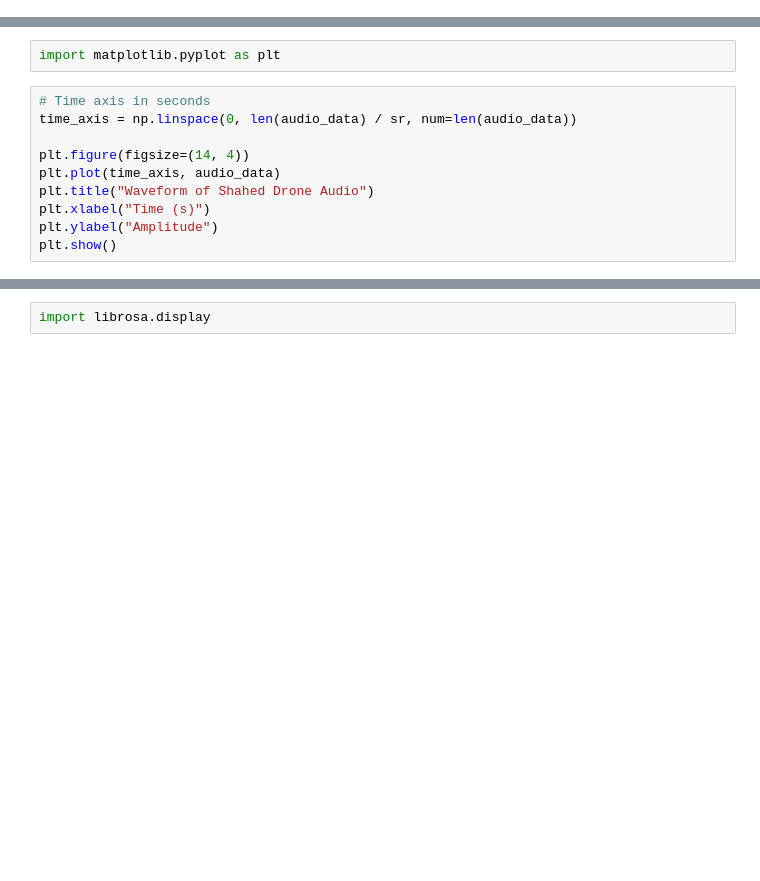
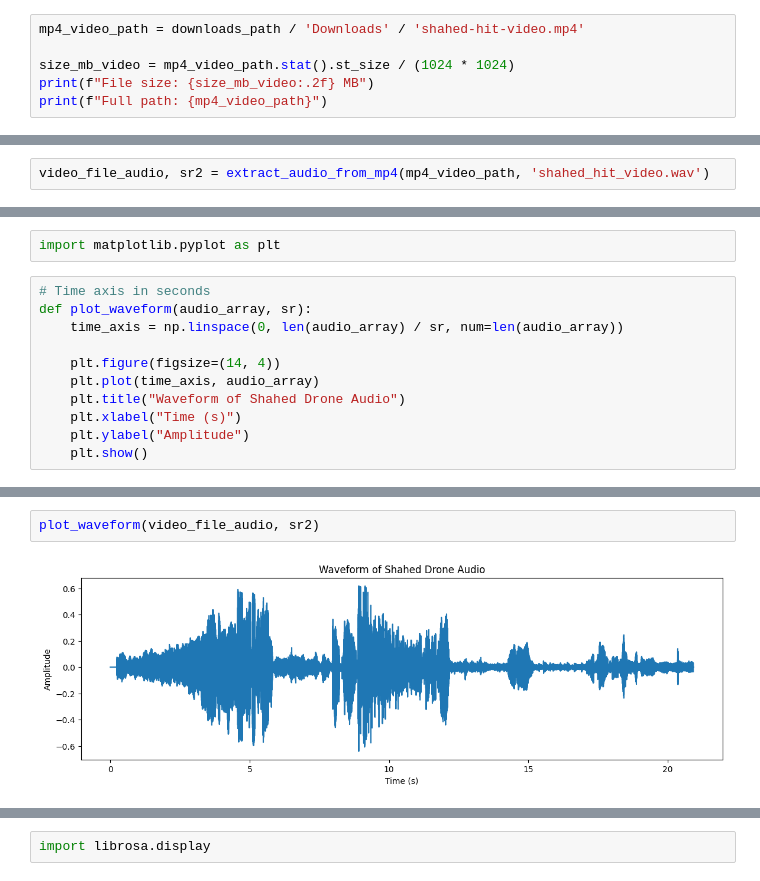
Before and after one commit to nomad-dormouse/acoustic-doa, a Jupyter notebook: notebooks/drone_sample_transformations.ipynb, the cells around one changed output, grey strips where cells are left out. Saved outputs shown, nothing was run; the diff lists cells and outputs as text; blank space fills up the shorter version.

Commit message:
Another video file added with cut 7 seconds

```diff
--- a/notebooks/drone_sample_transformations.ipynb
+++ b/notebooks/drone_sample_transformations.ipynb
@@ -18,3 +18,9 @@ print(f"Full path: {mp4_path}")
 # %% [output]
 File size: 0.86 MB
 Full path: /Users/roksolanadiachuk/Downloads/shahed-drones.mp4
+# %%
+mp4_video_path = downloads_path / 'Downloads' / 'shahed-hit-video.mp4'
+
+size_mb_video = mp4_video_path.stat().st_size / (1024 * 1024)
+print(f"File size: {size_mb_video:.2f} MB")
+print(f"Full path: {mp4_video_path}")
@@ -56,3 +65,5 @@ audio_data, sr = extract_audio_from_mp4(mp4_path, 'shahed_audio.wav')
 ✅ Audio extracted:
   - Shape: (884395,)
   - Sample rate: 16000
+# %%
+video_file_audio, sr2 = extract_audio_from_mp4(mp4_video_path, 'shahed_hit_video.wav')
@@ -60,11 +77,12 @@ audio_data, sr = extract_audio_from_mp4(mp4_path, 'shahed_audio.wav')
 import matplotlib.pyplot as plt
 # %%
 # Time axis in seconds
-time_axis = np.linspace(0, len(audio_data) / sr, num=len(audio_data))
+def plot_waveform(audio_array, sr):
+    time_axis = np.linspace(0, len(audio_array) / sr, num=len(audio_array))
 
-plt.figure(figsize=(14, 4))
-plt.plot(time_axis, audio_data)
-plt.title("Waveform of Shahed Drone Audio")
-plt.xlabel("Time (s)")
-plt.ylabel("Amplitude")
-plt.show()
+    plt.figure(figsize=(14, 4))
+    plt.plot(time_axis, audio_array)
+    plt.title("Waveform of Shahed Drone Audio")
+    plt.xlabel("Time (s)")
+    plt.ylabel("Amplitude")
+    plt.show()
@@ -72,0 +93,4 @@ plt.show()
+# %%
+plot_waveform(video_file_audio, sr2)
+# %% [output]
+[figure, added]
```
Also changed, not shown: parts of 17 cells of this notebook.
